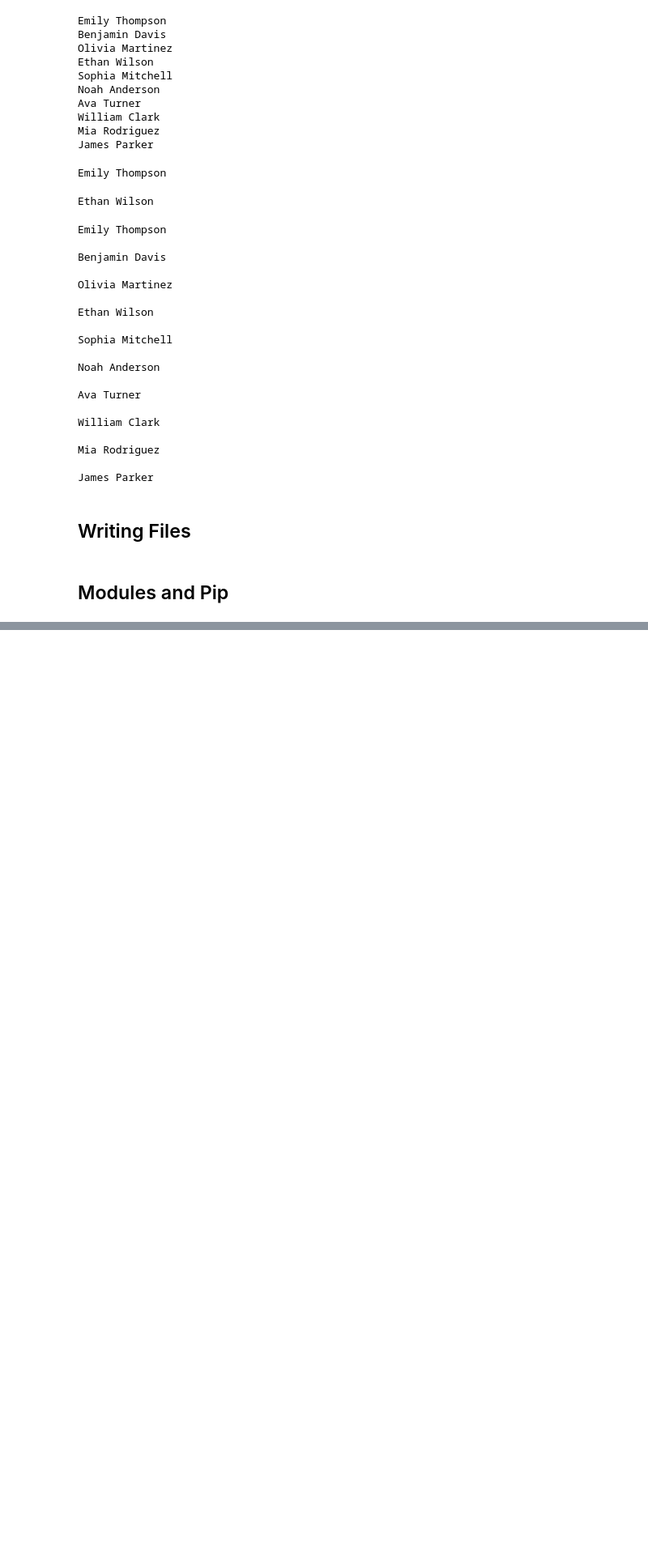
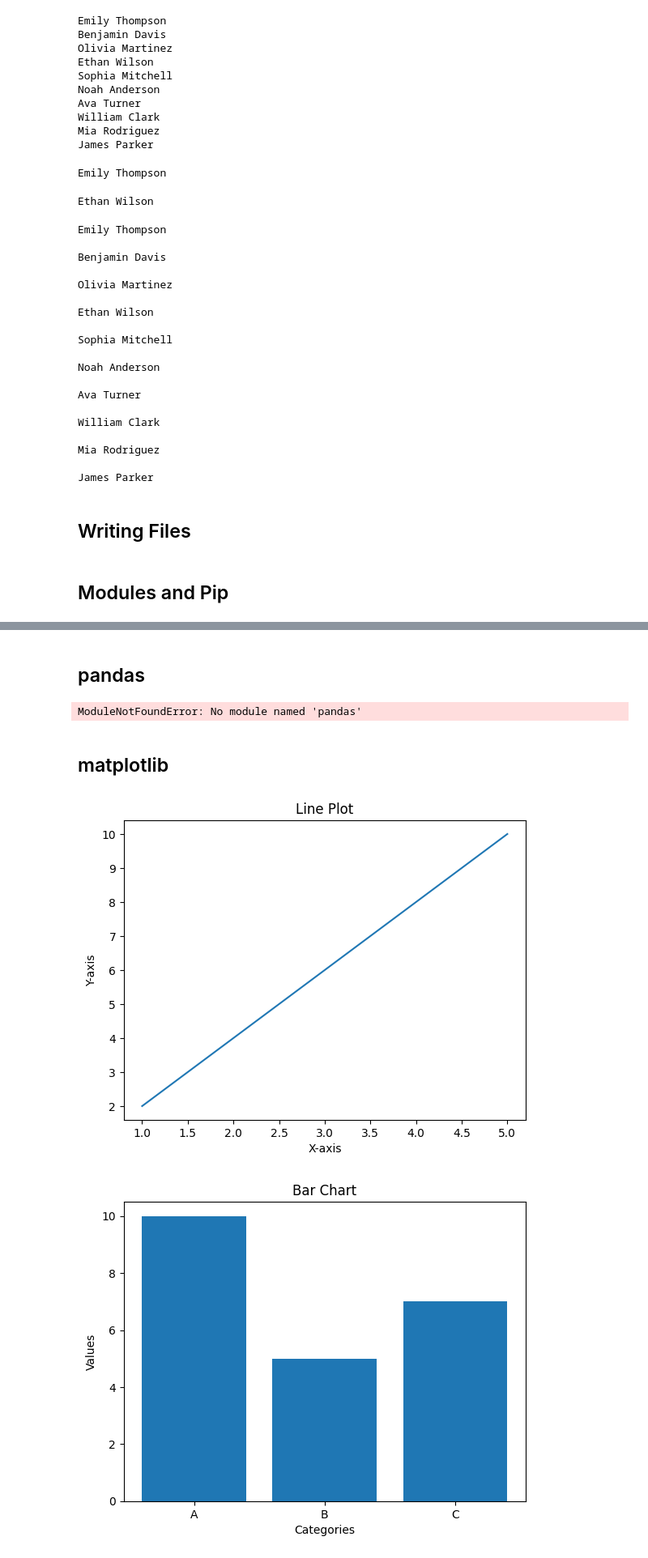
Before and after one commit to kridsadee/Learning_Python, a Jupyter notebook: get_start.ipynb, the cells around one changed output, grey strips where cells are left out. Shown at 81% size. Saved outputs shown, nothing was run; the diff lists cells and outputs as text; code cells hidden in the pictures; blank space fills up the shorter version.

Commit message:
at more moduls

```diff
--- a/get_start.ipynb
+++ b/get_start.ipynb
@@ -987,0 +1203,50 @@ name_file.close()
+# %% [markdown]
+## pandas
+# %%
+# pandas: Another popular library for data manipulation and analysis, offering data structures like DataFrames and tools for handling structured data.
+
+import pandas as pd
+
+# Create a pandas DataFrame
+data = {
+    "Name": ["John", "Jane", "Tom"],
+    "Age": [25, 30, 35],
+    "City": ["New York", "Los Angeles", "London"]
+}
+df = pd.DataFrame(data)
+print("Pandas DataFrame:")
+print(df)
+
+# Filter data based on conditions
+filtered_df = df[df["Age"] > 25]
+print("Filtered DataFrame:")
+print(filtered_df)
+# %% [output]
+ModuleNotFoundError: No module named 'pandas'
+# %% [markdown]
+## matplotlib
+# %%
+# matplotlib: A plotting library for creating visualizations and charts.
+
+import matplotlib.pyplot as plt
+
+# Create a line plot
+x = [1, 2, 3, 4, 5]
+y = [2, 4, 6, 8, 10]
+plt.plot(x, y)
+plt.xlabel("X-axis")
+plt.ylabel("Y-axis")
+plt.title("Line Plot")
+plt.show()
+
+# Create a bar chart
+labels = ["A", "B", "C"]
+values = [10, 5, 7]
+plt.bar(labels, values)
+plt.xlabel("Categories")
+plt.ylabel("Values")
+plt.title("Bar Chart")
+plt.show()
+# %% [output]
+[figure, added]
+[figure, added]
```
Also changed, not shown: parts of 22 cells of this notebook, 1 other file.
